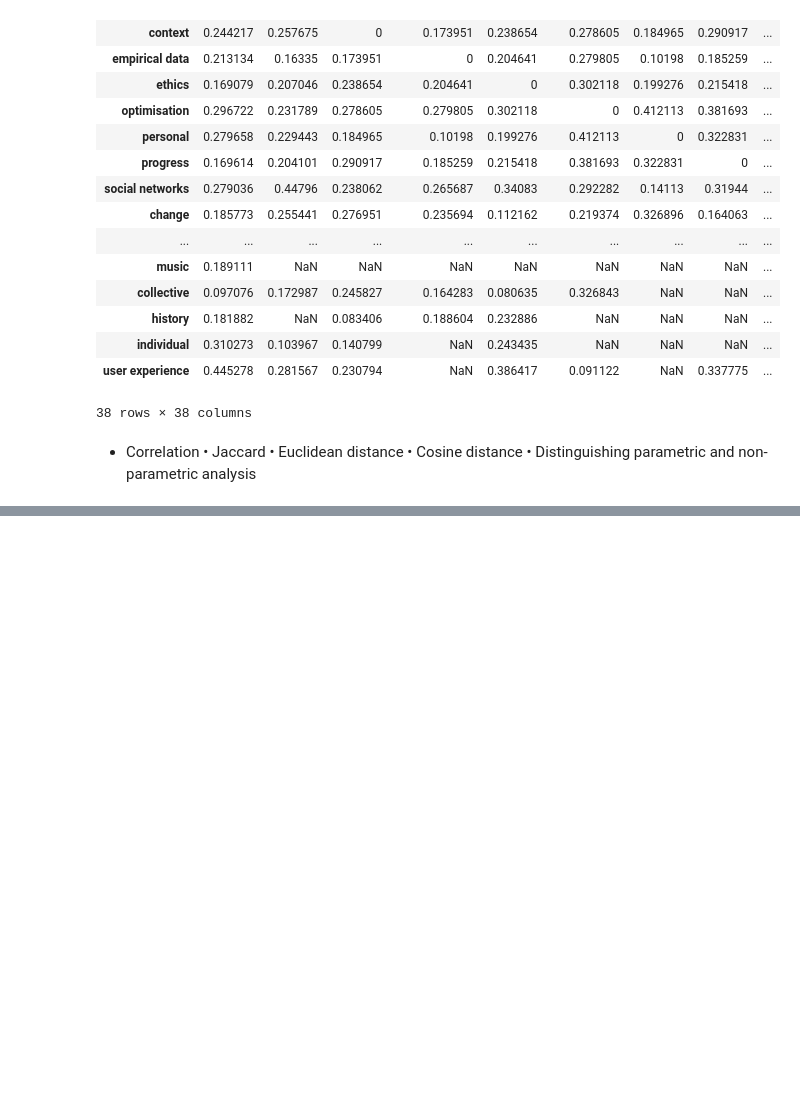
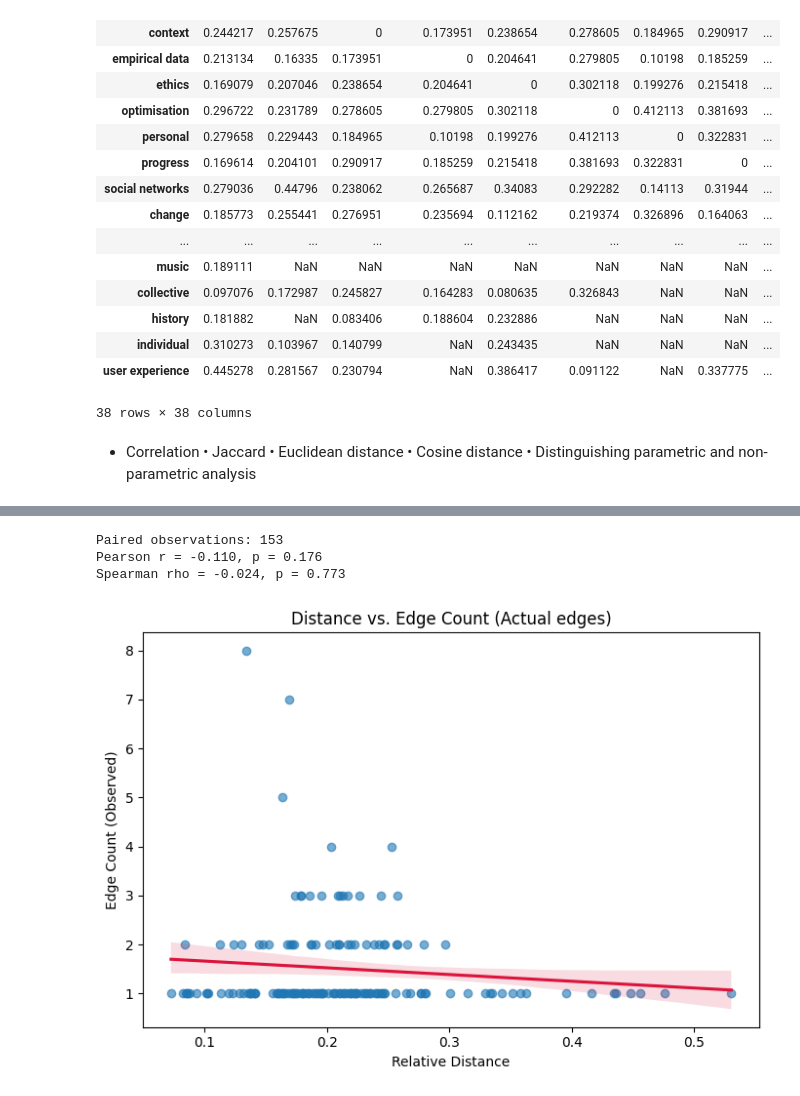
Before and after one commit to Calebagoha123/group4_fsstds, a Jupyter notebook: week3exercise.ipynb, the cells around one changed output, grey strips where cells are left out. Saved outputs shown, nothing was run; the diff lists cells and outputs as text; code cells hidden in the pictures; blank space fills up the shorter version.

```diff
--- a/week3exercise.ipynb
+++ b/week3exercise.ipynb
@@ -270,0 +365,63 @@ plt.show()
+# %%
+# Correlation between relative distances and actual edge counts
+import pandas as pd
+import numpy as np
+import seaborn as sns
+import matplotlib.pyplot as plt
+from scipy.stats import pearsonr, spearmanr
+
+# 确保 df_relative 已生成（基于你之前的距离计算）
+assert 'df_relative' in globals(), 'df_relative not found. Please run the distance cell first.'
+
+# 确保实际边的加权边表可用（非共现）
+if 'actual_weighted_edgelist' not in globals() or actual_weighted_edgelist is None or actual_weighted_edgelist.empty:
+    actual_weighted_edgelist = build_weighted_edgelist_from_actual_edges(
+        df_alter=df_alter,
+        edges_dir=str(data_dir),
+        undirected=True,
+    )
+
+# 对齐 pair：为每条实际边 (i,j) 找到 df_relative 中对应的距离
+pairs = []
+
+def get_dist(i, j):
+    # 允许上/下三角互查
+    if i in df_relative.index and j in df_relative.columns:
+        return df_relative.loc[i, j]
+    if j in df_relative.index and i in df_relative.columns:
+        return df_relative.loc[j, i]
+    return np.nan
+
+for _, row in actual_weighted_edgelist.iterrows():
+    i = str(row['source'])
+    j = str(row['target'])
+    w = float(row['weight'])
+    d = get_dist(i, j)
+    if pd.notna(d):
+        pairs.append({'alter_i': i, 'alter_j': j, 'distance': float(d), 'count': w})
+
+corr_df = pd.DataFrame(pairs).dropna(subset=['distance', 'count'])
+print(f'Paired observations: {len(corr_df)}')
+
+if len(corr_df) > 1:
+    pearson_r, pearson_p = pearsonr(corr_df['distance'].astype(float), corr_df['count'].astype(float))
+    spearman_r, spearman_p = spearmanr(corr_df['distance'].astype(float), corr_df['count'].astype(float))
+    print(f'Pearson r = {pearson_r:.3f}, p = {pearson_p:.3g}')
+    print(f'Spearman rho = {spearman_r:.3f}, p = {spearman_p:.3g}')
+
+    # 期望：若“更近 → 连接更频繁”，则应呈负相关
+    plt.figure(figsize=(7, 5))
+    ax = sns.regplot(data=corr_df, x='distance', y='count',
+                     scatter_kws={'alpha':0.6}, line_kws={'color':'crimson'})
+    ax.set_title('Distance vs. Edge Count (Actual edges)')
+    ax.set_xlabel('Relative Distance')
+    ax.set_ylabel('Edge Count (Observed)')
+    plt.tight_layout()
+    plt.show()
+else:
+    print('Not enough paired observations to compute correlation.')
+# %% [output]
+Paired observations: 153
+Pearson r = -0.110, p = 0.176
+Spearman rho = -0.024, p = 0.773
+[figure, added]
```
Also changed, not shown: parts of 7 cells of this notebook, 2 other files.
